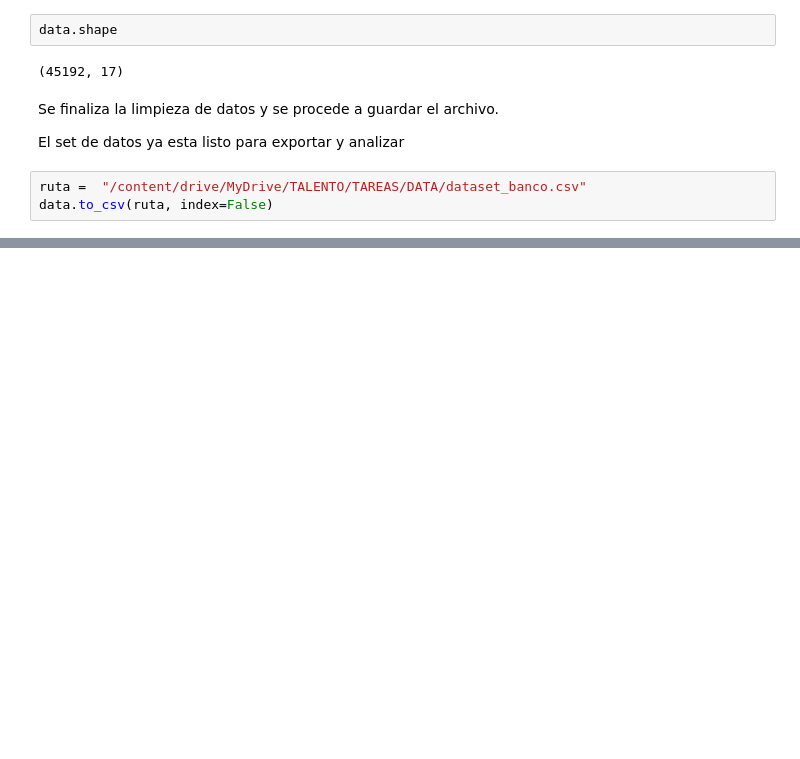
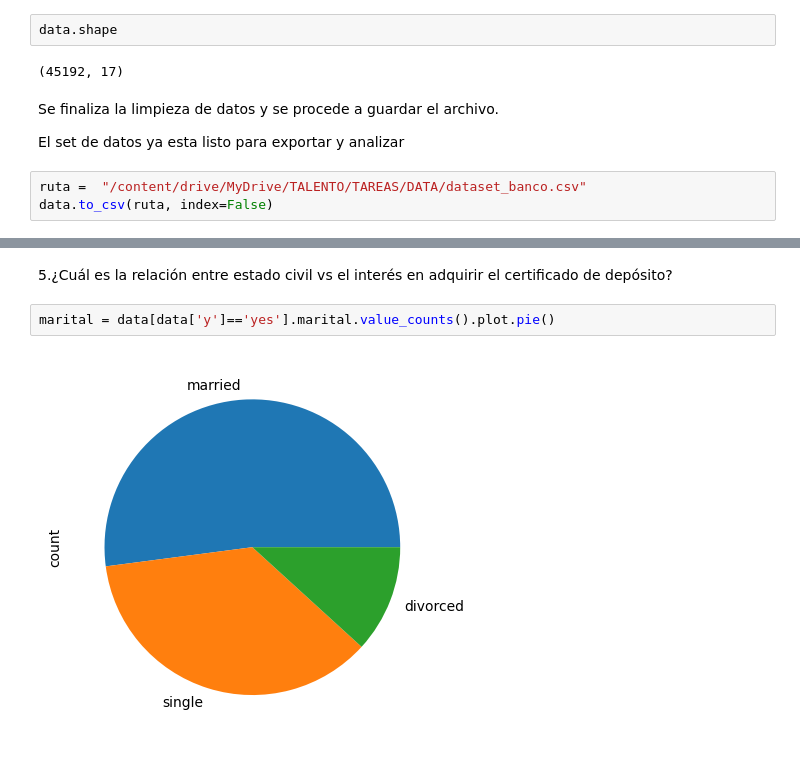
Before and after one commit to Sowii777/TalentoTech, a Jupyter notebook: Limpieza_de_Datos.ipynb, the cells around one changed output, grey strips where cells are left out. Drawn from its saved outputs; the diff is of its cells as text; blank space fills up the shorter version.

```diff
--- a/Limpieza_de_Datos.ipynb
+++ b/Limpieza_de_Datos.ipynb
@@ -421,0 +471,6 @@ data.to_csv(ruta, index=False)
+# %% [markdown]
+ 5.¿Cuál es la relación entre estado civil vs el interés en adquirir el certificado de depósito?
+# %%
+marital = data[data['y']=='yes'].marital.value_counts().plot.pie()
+# %% [output]
+[figure, added]
```
Also changed, not shown: parts of 40 cells of this notebook.
